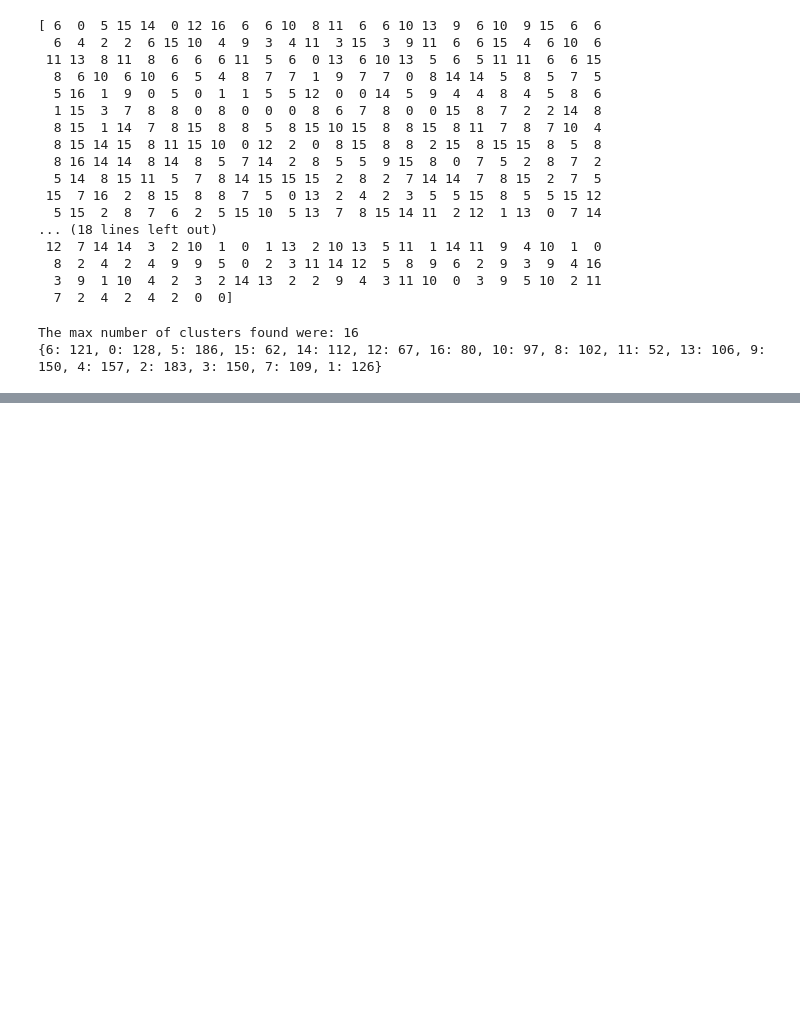
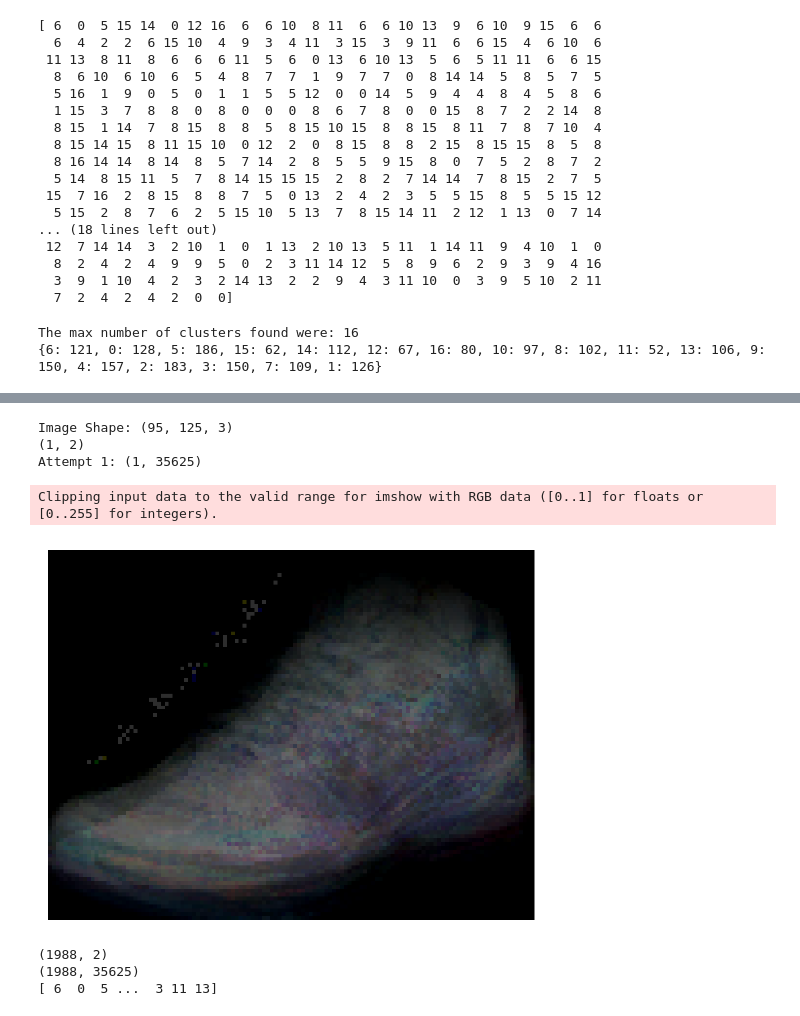
Before and after one commit to flashruler/Shoe-Recommendation-using-T-SNE-and-UMAP, a Jupyter notebook: UMAP_IMPLEMENTATION_AGGO.ipynb, the cells around one changed output, grey strips where cells are left out. Cells and saved outputs as stored; diff of their text form; code cells hidden in the pictures; blank space fills up the shorter version.

```diff
--- a/UMAP_IMPLEMENTATION_AGGO.ipynb
+++ b/UMAP_IMPLEMENTATION_AGGO.ipynb
@@ -203,0 +231,21 @@ def find_cluster_means(labels, num_of_clusters, data):
+# %%
+debug_img = input_image_preprocesser("sneakers/AlexanderMcQueen/7991276.50515.jpg", umap_v1)
+print(debug_img.shape)
+print(f"Attempt 1: {umap_v1.inverse_transform(debug_img).shape}")
+image_reconstructed = umap_v1.inverse_transform(debug_img).reshape((95, 125, 3))
+
+plt.imshow(image_reconstructed.astype(int))
+plt.axis('off')  # Turn off axis labels
+plt.show()
+print(reduced_image_collection.shape)
+print(image_collection.shape)
+print(cluster_labels)
+# %% [output]
+Image Shape: (95, 125, 3)
+(1, 2)
+Attempt 1: (1, 35625)
+Clipping input data to the valid range for imshow with RGB data ([0..1] for floats or [0..255] for integers).
+[figure, added]
+(1988, 2)
+(1988, 35625)
+[ 6  0  5 ...  3 11 13]
```
Also changed, not shown: parts of 5 cells of this notebook.
